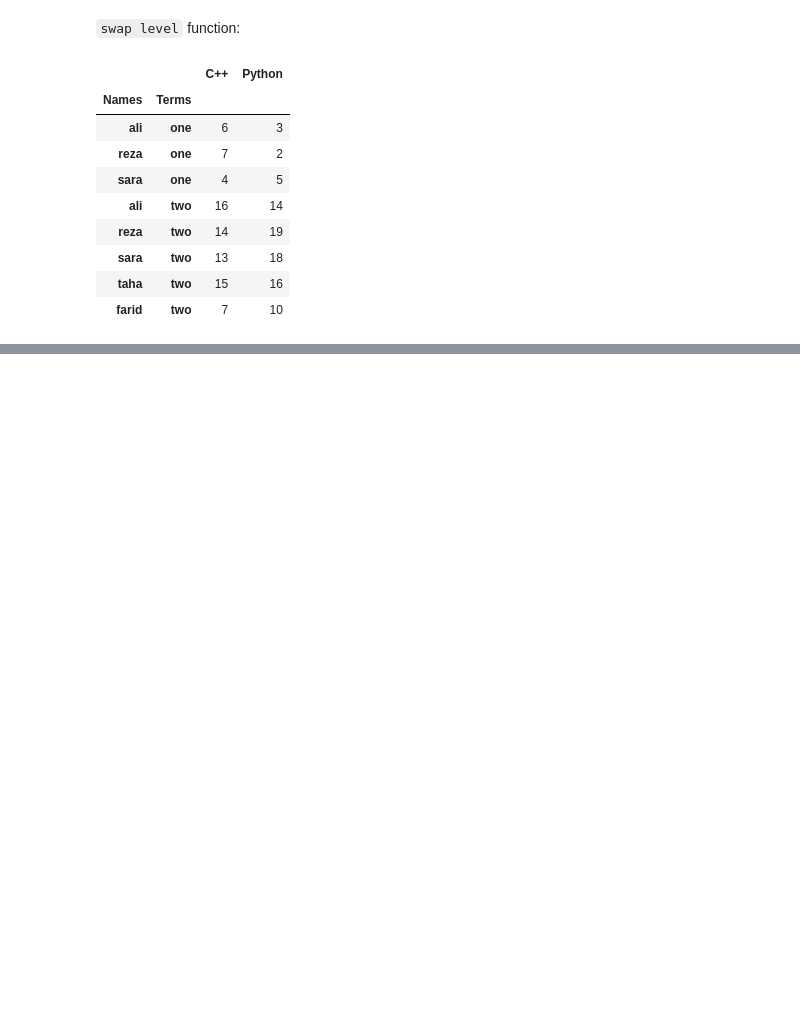
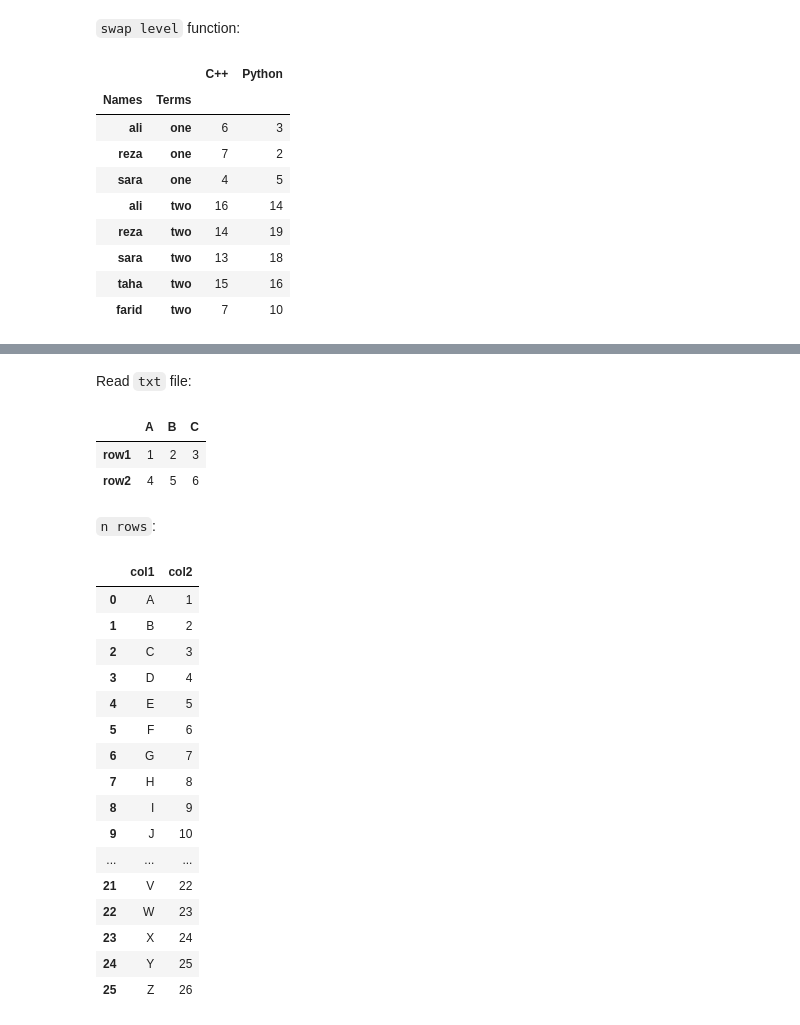
Before and after one commit to AliShariatian/Analyze-and-Prepare-data-using-Python, a Jupyter notebook: main.ipynb, the cells around one changed output, grey strips where cells are left out. Cells and saved outputs as stored; diff of their text form; code cells hidden in the pictures; blank space fills up the shorter version.

```diff
--- a/main.ipynb
+++ b/main.ipynb
@@ -2080,0 +2194,32 @@ df.swaplevel('Terms', 'Names')
+# %% [markdown]
+Read `txt` file:
+# %%
+pd.read_table('files/Course files and codes/S04/Files/mytext.txt',
+              sep='\s+')  # \s+ is Regex code.
+# %% [output]
+|  | A | B | C |
+| row1 | 1 | 2 | 3 |
+| row2 | 4 | 5 | 6 |
+# %% [markdown]
+`n rows`:
+# %%
+path = 'files/Course files and codes/S04/Files/Alphabet.csv'
+pd.read_csv(path)
+# %% [output]
+|  | col1 | col2 |
+| 0 | A | 1 |
+| 1 | B | 2 |
+| 2 | C | 3 |
+| 3 | D | 4 |
+| 4 | E | 5 |
+| 5 | F | 6 |
+| 6 | G | 7 |
+| 7 | H | 8 |
+| 8 | I | 9 |
+| 9 | J | 10 |
+| ... | ... | ... |
+| 21 | V | 22 |
+| 22 | W | 23 |
+| 23 | X | 24 |
+| 24 | Y | 25 |
+| 25 | Z | 26 |
```
Also changed, not shown: parts of 67 cells of this notebook.
